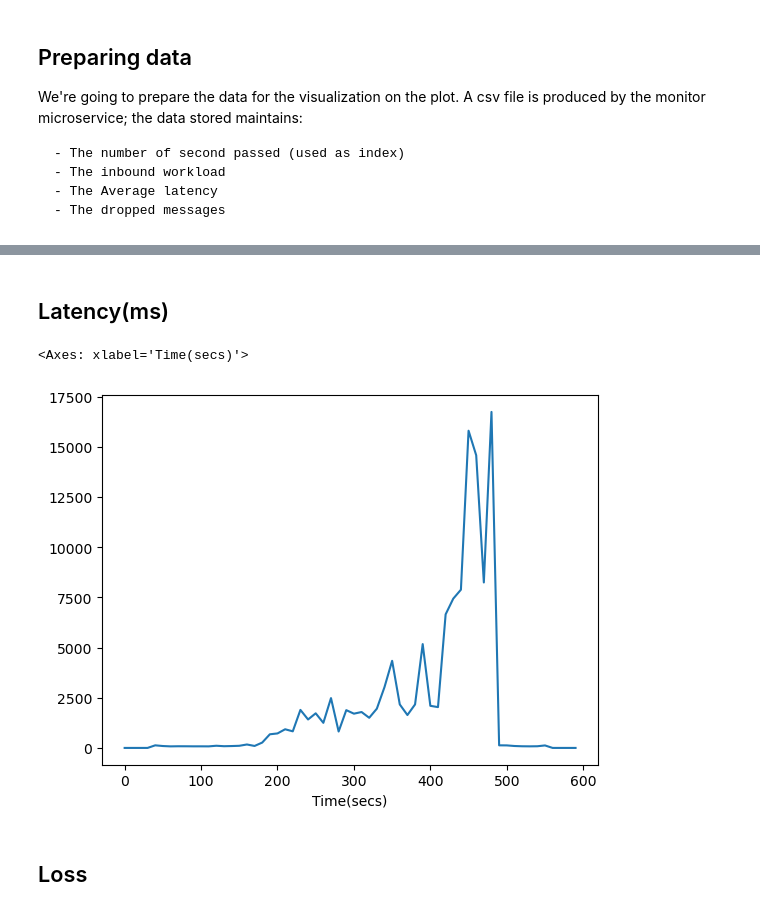
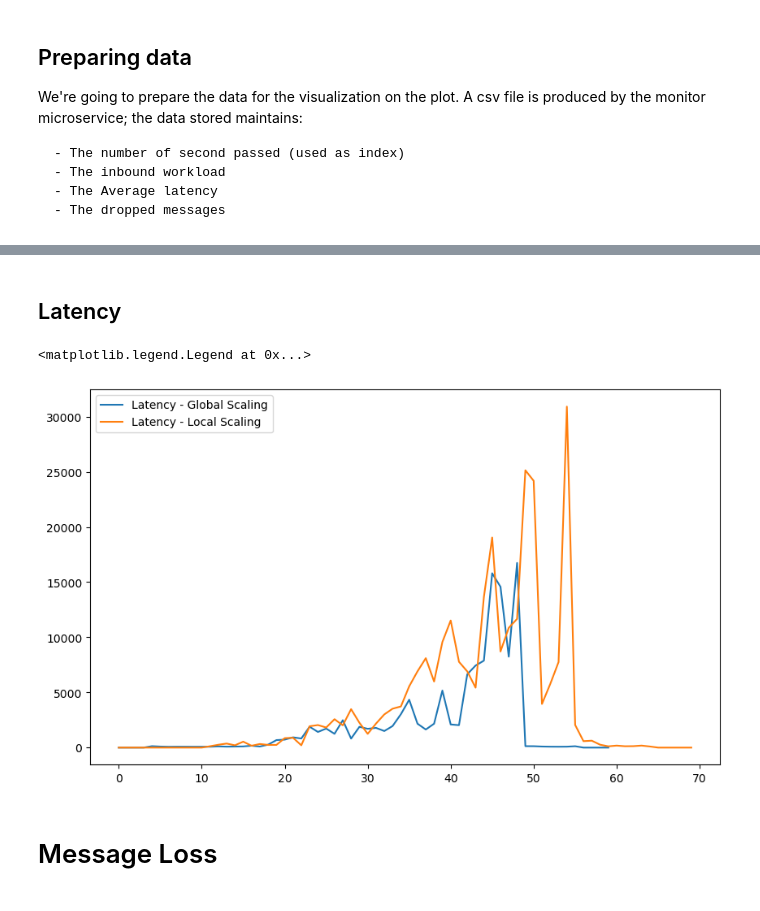
Before and after one commit to giovaz94/custom-pipeline, a Jupyter notebook: data-analysis/analysis.ipynb, the cells around one changed output, grey strips where cells are left out. Saved outputs shown, nothing was run; the diff lists cells and outputs as text; code cells hidden in the pictures.

```diff
--- a/data-analysis/analysis.ipynb
+++ b/data-analysis/analysis.ipynb
@@ -53,0 +22,4 @@ data["Inbound workload"].plot()
+# %%
+gs_df = pd.read_csv(gs_metrics)
+ls_df = pd.read_csv(ls_metrics)
+ls_df
@@ -54,10 +56,15 @@ data["Inbound workload"].plot()
 # %% [markdown]
-## Latency(ms)
+## Latency
-# %%
-data.loc[data["Latency(ms)"] == 1_000_000] = 0
-data["Latency(ms)"].plot()
-# %% [output]
-<Axes: xlabel='Time(secs)'>
-[figure, removed]
+# %%
+gs_df.loc[gs_df["Latency(ms)"] == 1_000_000] = 0
+ls_df.loc[ls_df["Latency(ms)"] == 1_000_000] = 0
+
+plt.figure(figsize=(10, 6))
+plt.plot(gs_df['Latency(ms)'], label='Latency - Global Scaling')
+plt.plot(ls_df['Latency(ms)'], label='Latency - Local Scaling')
+plt.legend()
+# %% [output]
+<matplotlib.legend.Legend at 0x...>
+[figure, added]
 # %% [markdown]
-## Loss
+# Message Loss
```
Also changed, not shown: parts of 11 cells of this notebook, 41 other files.
